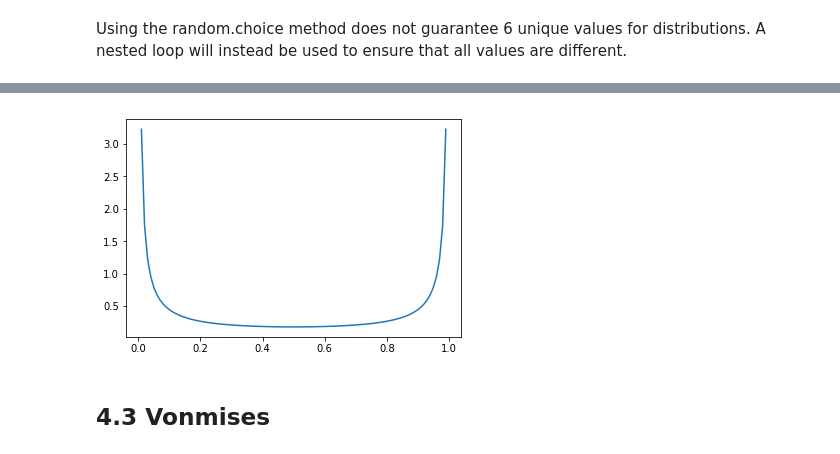
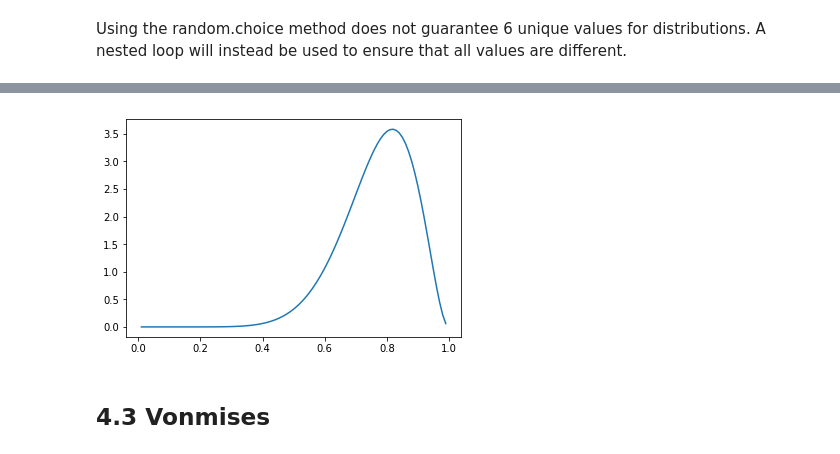
Before and after one commit to healyshane/programming_for_data_analysis-practical_assignment, a Jupyter notebook: Programming for Data Analysis_Assignment.ipynb, the cells around one changed output, grey strips where cells are left out. Drawn from its saved outputs; the diff is of its cells as text; code cells hidden in the pictures.

```diff
--- a/Programming for Data Analysis_Assignment.ipynb
+++ b/Programming for Data Analysis_Assignment.ipynb
@@ -323,15 +346,16 @@ plt.hist(n, bins = 100, density = True); # Semicolom suppresses the output that
 # %%
+# Using spicy.stats to generate the probability density function
 import scipy.stats as stats
 
-a = 0.1
-b = 0.1
+a = 10
+b = 3
 
-x = np.arange(0.01,1,0.01)
+x = np.arange(0.01,1,0.01) # stepping in 0.01 provides smooth curve
 y = stats.beta.pdf(x,a,b)
 plt.plot(x,y)
 plt.show()
 # %% [output]
-[figure, old version]
+[figure, new version]
 # %% [markdown]
 ## 4.3 Vonmises
 # %%
```
Also changed, not shown: parts of 29 cells of this notebook.
